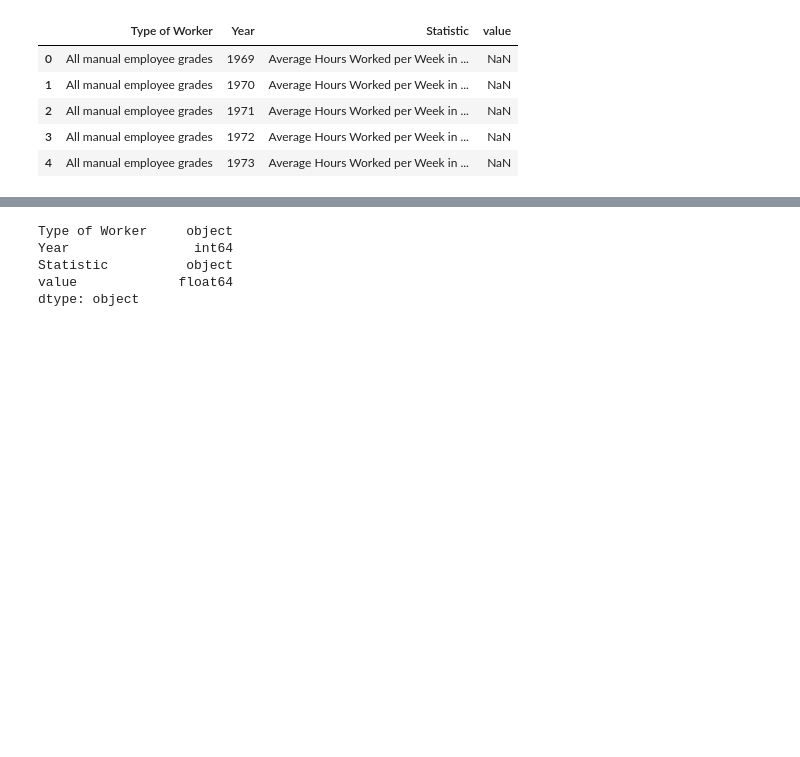
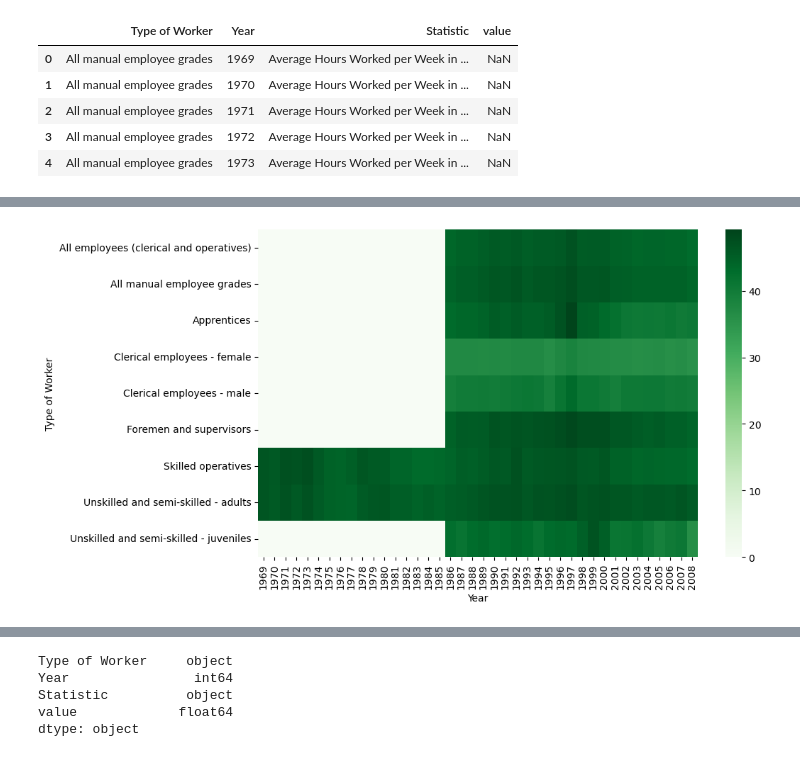
Before and after one commit to rachelhurleycct/CA2, a Jupyter notebook: CA2.ipynb, the cells around one changed output, grey strips where cells are left out. Drawn from its saved outputs; the diff is of its cells as text; code cells hidden in the pictures; blank space fills up the shorter version.

Commit message:
Update CA2.ipynb
Visualisation

```diff
--- a/CA2.ipynb
+++ b/CA2.ipynb
@@ -186,0 +132,13 @@ dtype: int64
+# %%
+def feature_interactions(df1,feature1, feature2,continuous_col):
+    group = df1.groupby([feature1,feature2],as_index=False)[continuous_col].mean().reset_index(drop=True)
+
+    pivot = group.pivot(index=feature1, columns=feature2, values=continuous_col)
+    pivot.fillna(0, inplace=True)
+    plt.figure(figsize=(10,6))
+    sns.heatmap(pivot,cmap='Greens')
+    plt.show()
+
+feature_interactions(df1,'Type of Worker','Year','value')
+# %% [output]
+[figure, added]
```
Also changed, not shown: parts of 111 cells of this notebook.
